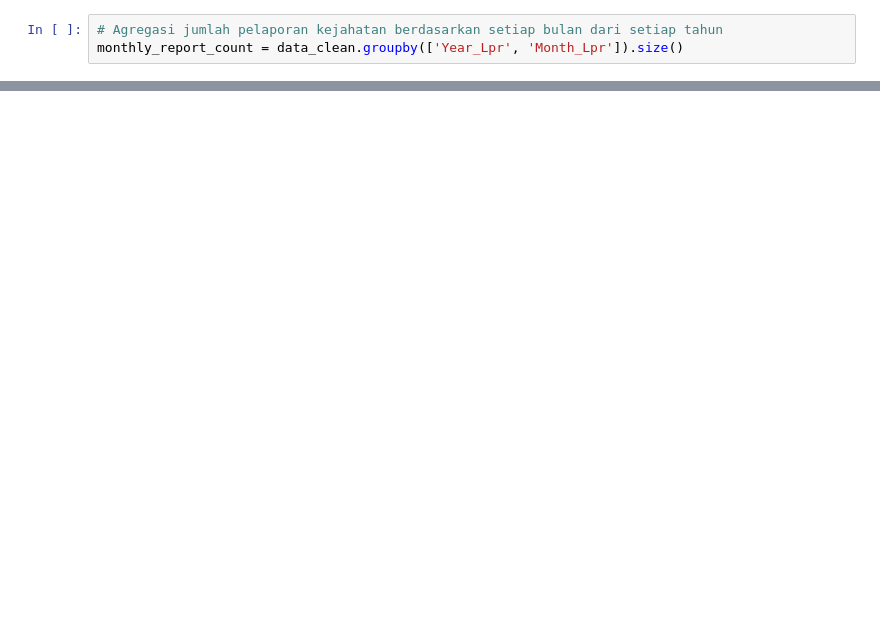
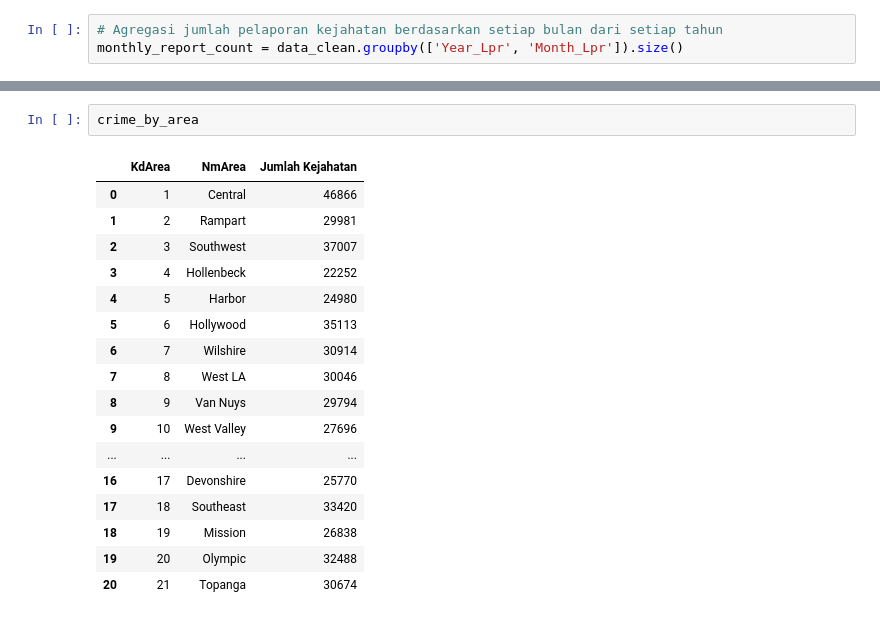
Before and after one commit to RIFF7/capstone-project, a Jupyter notebook: capstone_project.ipynb, the cells around one changed output, grey strips where cells are left out. Drawn from its saved outputs; the diff is of its cells as text; blank space fills up the shorter version.

```diff
--- a/capstone_project.ipynb
+++ b/capstone_project.ipynb
@@ -1462,0 +1492,20 @@ plt.show()
+# %%
+crime_by_area
+# %% [output]
+|  | KdArea | NmArea | Jumlah Kejahatan |
+| 0 | 1 | Central | 46866 |
+| 1 | 2 | Rampart | 29981 |
+| 2 | 3 | Southwest | 37007 |
+| 3 | 4 | Hollenbeck | 22252 |
+| 4 | 5 | Harbor | 24980 |
+| 5 | 6 | Hollywood | 35113 |
+| 6 | 7 | Wilshire | 30914 |
+| 7 | 8 | West LA | 30046 |
+| 8 | 9 | Van Nuys | 29794 |
+| 9 | 10 | West Valley | 27696 |
+| ... | ... | ... | ... |
+| 16 | 17 | Devonshire | 25770 |
+| 17 | 18 | Southeast | 33420 |
+| 18 | 19 | Mission | 26838 |
+| 19 | 20 | Olympic | 32488 |
+| 20 | 21 | Topanga | 30674 |
```
Also changed, not shown: parts of 47 cells of this notebook.
